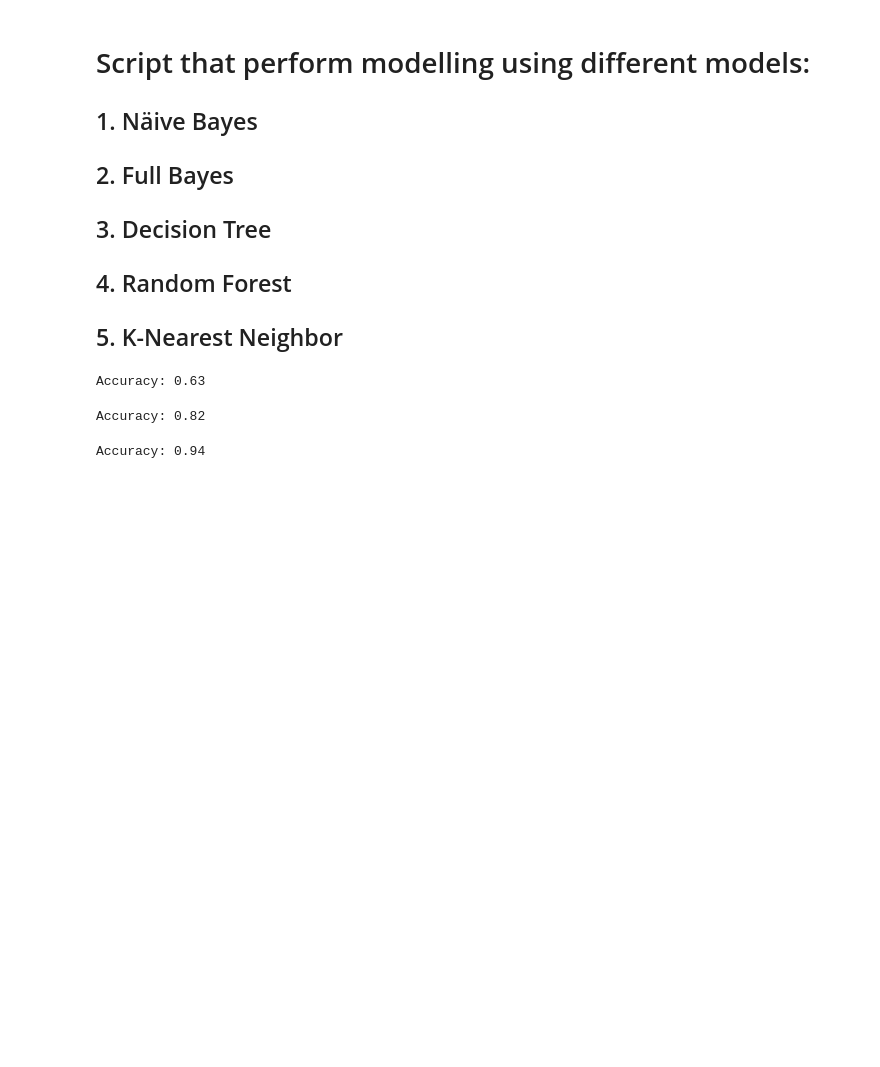
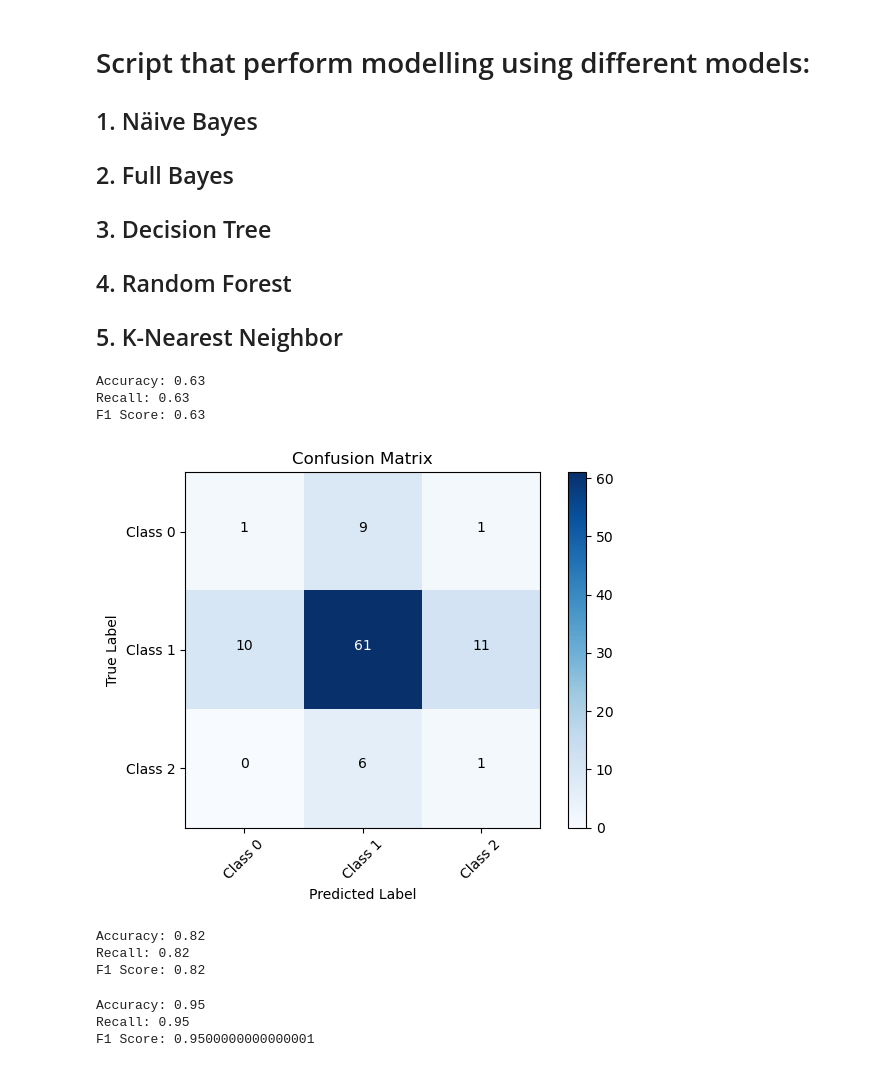
Before and after one commit to riccardo-borgo/Sentiment-Analysis-Amazon, a Jupyter notebook: models.ipynb, the cells around one changed output. Saved outputs shown, nothing was run; the diff lists cells and outputs as text; code cells hidden in the pictures; blank space fills up the shorter version.

```diff
--- a/models.ipynb
+++ b/models.ipynb
@@ -33,9 +34,43 @@ y_pred = nb.predict(X_test)
 
 # Calculate the accuracy of the classifier
 accuracy_nb = accuracy_score(Y_test, y_pred)
+recall_nb = recall_score(Y_test, y_pred, average='micro')
+f1_score_nb = f1_score(Y_test, y_pred, average='micro')
 print("Accuracy:", round(accuracy_nb, 5))
+print("Recall:", recall_nb)
+print("F1 Score:", f1_score_nb)
 # %% [output]
 Accuracy: 0.63
+Recall: 0.63
+F1 Score: 0.63
+# %%
+# Confusion Matrix
+cm = confusion_matrix(Y_test, y_pred)
+# Plot confusion matrix
+plt.imshow(cm, interpolation='nearest', cmap=plt.cm.Blues)
+plt.title("Confusion Matrix")
+plt.colorbar()
+
+# Add labels to matrix cells
+classes = ['Class 0', 'Class 1', 'Class 2']
+tick_marks = np.arange(len(classes))
+plt.xticks(tick_marks, classes, rotation=45)
+plt.yticks(tick_marks, classes)
+
+# Add numerical values inside the matrix cells
+thresh = cm.max() / 2.
+for i in range(cm.shape[0]):
+    for j in range(cm.shape[1]):
+        plt.text(j, i, format(cm[i, j], 'd'),
+                 horizontalalignment="center",
+                 color="white" if cm[i, j] > thresh else "black")
+
+plt.ylabel("True Label")
+plt.xlabel("Predicted Label")
+plt.tight_layout()
+plt.show()
+# %% [output]
+[figure, added]
 # %%
 fb = MultinomialNB()
 
@@ -46,9 +81,15 @@ y_pred = fb.predict(X_test)
 
 # Step 6: Evaluate the performance of the classifier
 accuracy_fb = accuracy_score(Y_test, y_pred)
-print("Accuracy:", accuracy_fb)
+recall_fb = recall_score(Y_test, y_pred, average='micro')
+f1_score_fb = f1_score(Y_test, y_pred, average='micro')
+print("Accuracy:", round(accuracy_fb, 5))
+print("Recall:", recall_fb)
+print("F1 Score:", f1_score_fb)
 # %% [output]
 Accuracy: 0.82
+Recall: 0.82
+F1 Score: 0.82
 # %%
 # Decision Tree
 dt = DecisionTreeClassifier(criterion='entropy', random_state=42, splitter='best')
@@ -61,6 +102,12 @@ y_pred = dt.predict(X_test)
 
 # Calculate the accuracy of the classifier
 accuracy_dt = accuracy_score(Y_test, y_pred)
+recall_dt = recall_score(Y_test, y_pred, average='micro')
+f1_score_dt = f1_score(Y_test, y_pred, average='micro')
 print("Accuracy:", round(accuracy_dt, 5))
+print("Recall:", recall_dt)
+print("F1 Score:", f1_score_dt)
 # %% [output]
-Accuracy: 0.94
+Accuracy: 0.95
+Recall: 0.95
+F1 Score: 0.9500000000000001
```
Also changed, not shown: parts of 8 cells of this notebook, 2 other files.
